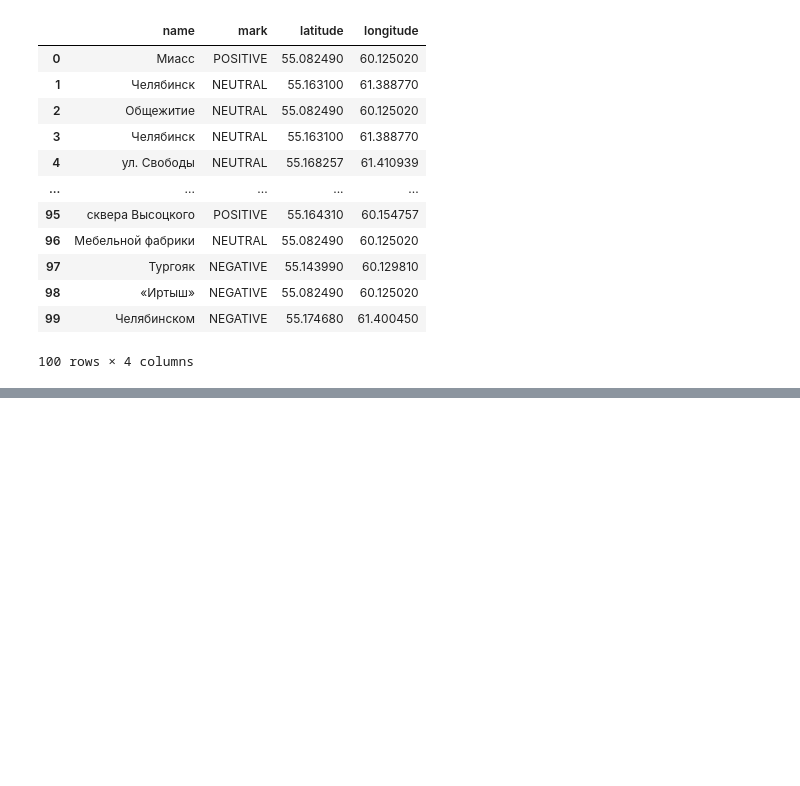
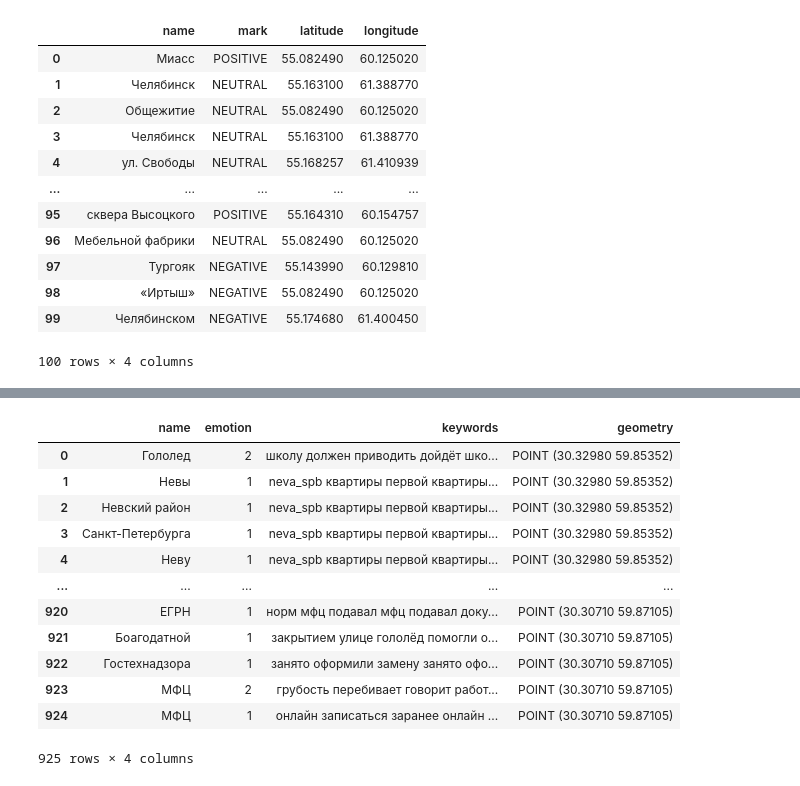
Before and after one commit to alexkat20/POI_project, a Jupyter notebook: poi_detect_demo.ipynb, the cells around one changed output, grey strips where cells are left out. Saved outputs shown, nothing was run; the diff lists cells and outputs as text; code cells hidden in the pictures; blank space fills up the shorter version.

```diff
--- a/poi_detect_demo.ipynb
+++ b/poi_detect_demo.ipynb
@@ -3014,0 +3037,17 @@ data.iloc[0:100]
+# %%
+points = gpd.read_file("processed_posts.geojson")
+points
+# %% [output]
+|  | name | emotion | keywords | geometry |
+| 0 | Гололед | 2 | школу должен приводить дойдёт шко... | POINT (30.32980 59.85352) |
+| 1 | Невы | 1 | neva_spb квартиры первой квартиры... | POINT (30.32980 59.85352) |
+| 2 | Невский район | 1 | neva_spb квартиры первой квартиры... | POINT (30.32980 59.85352) |
+| 3 | Санкт-Петербурга | 1 | neva_spb квартиры первой квартиры... | POINT (30.32980 59.85352) |
+| 4 | Неву | 1 | neva_spb квартиры первой квартиры... | POINT (30.32980 59.85352) |
+| ... | ... | ... | ... | ... |
+| 920 | ЕГРН | 1 | норм мфц подавал мфц подавал доку... | POINT (30.30710 59.87105) |
+| 921 | Боагодатной | 1 | закрытием улице гололёд помогли о... | POINT (30.30710 59.87105) |
+| 922 | Гостехнадзора | 1 | занято оформили замену занято офо... | POINT (30.30710 59.87105) |
+| 923 | МФЦ | 2 | грубость перебивает говорит работ... | POINT (30.30710 59.87105) |
+| 924 | МФЦ | 1 | онлайн записаться заранее онлайн ... | POINT (30.30710 59.87105) |
+925 rows × 4 columns
```
Also changed, not shown: parts of 4 cells of this notebook, 1 other file.
